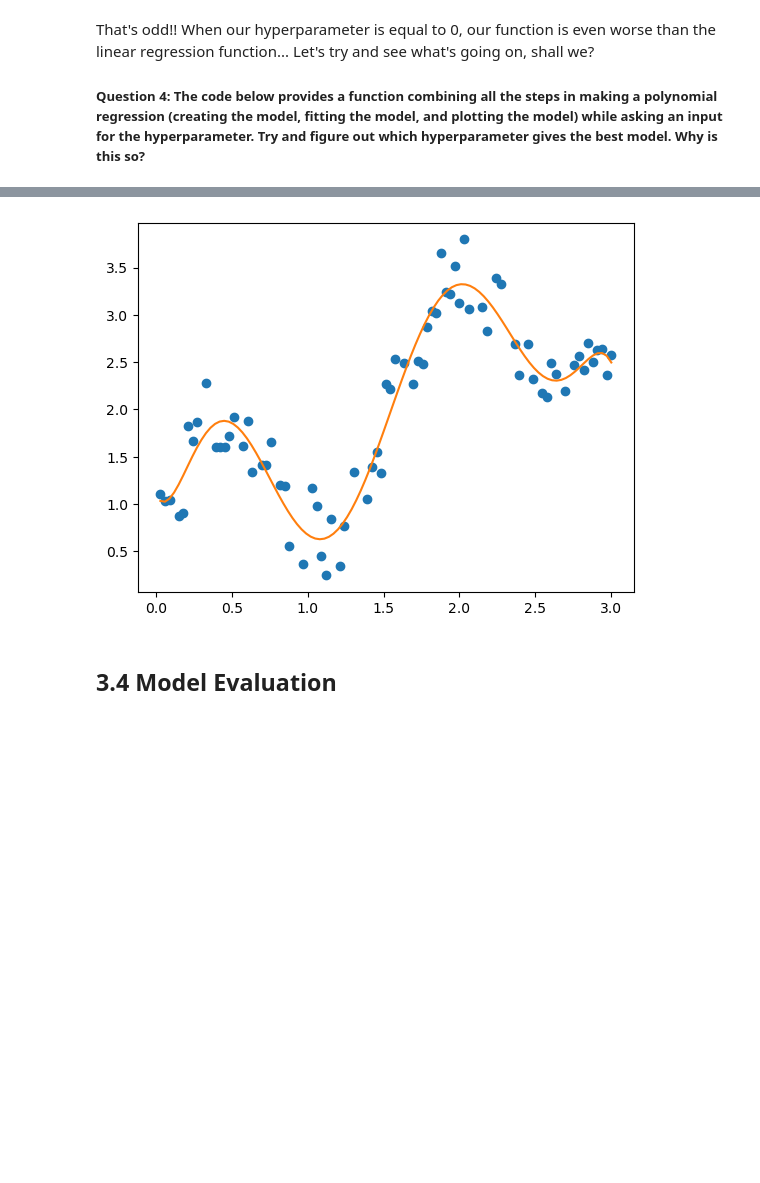
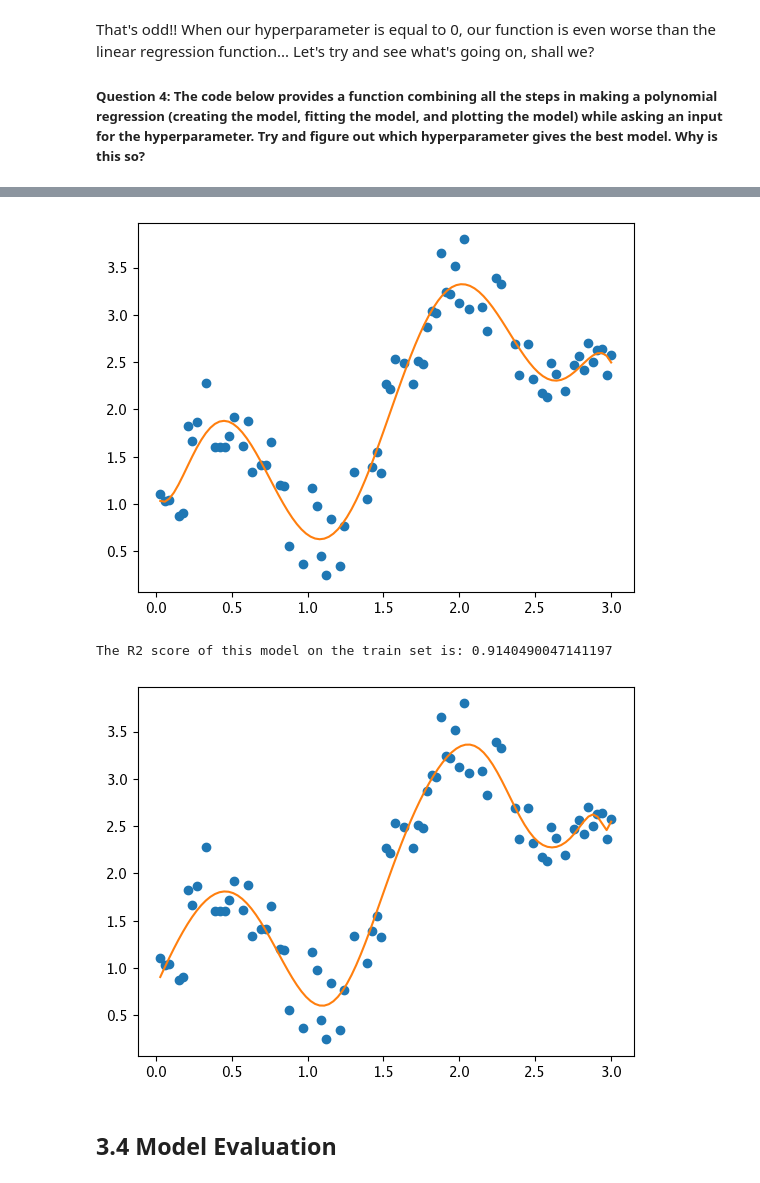
Before and after one commit to massirr/data-science-fundamentals, a Jupyter notebook: 3-Polynomial Regression/DSF 03 - Polynomial Regression Notebook.ipynb, the cells around one changed output, grey strips where cells are left out. Drawn from its saved outputs; the diff is of its cells as text; code cells hidden in the pictures; blank space fills up the shorter version.

```diff
--- a/3-Polynomial Regression/DSF 03 - Polynomial Regression Notebook.ipynb
+++ b/3-Polynomial Regression/DSF 03 - Polynomial Regression Notebook.ipynb
@@ -215,4 +213,5 @@ def poly_test(x):
     plt.show()
 
 poly_test(7)
+poly_test(23)
 # %% [output]
@@ -220,4 +219,6 @@ The R2 score of this model on the train set is: 0.9127806464713225
 [figure]
+The R2 score of this model on the train set is: 0.9140490047141197
+[figure, added]
 # %% [markdown]
 ## 3.4 Model Evaluation
 # %% [markdown]
```
Also changed, not shown: parts of 3 cells of this notebook, 1 other file.
